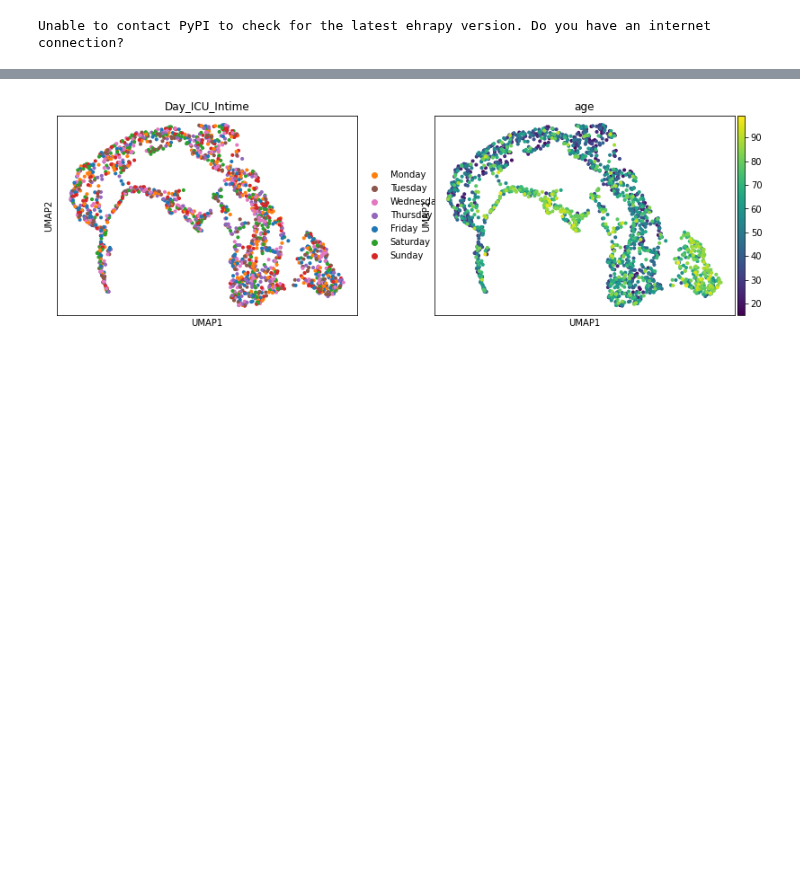
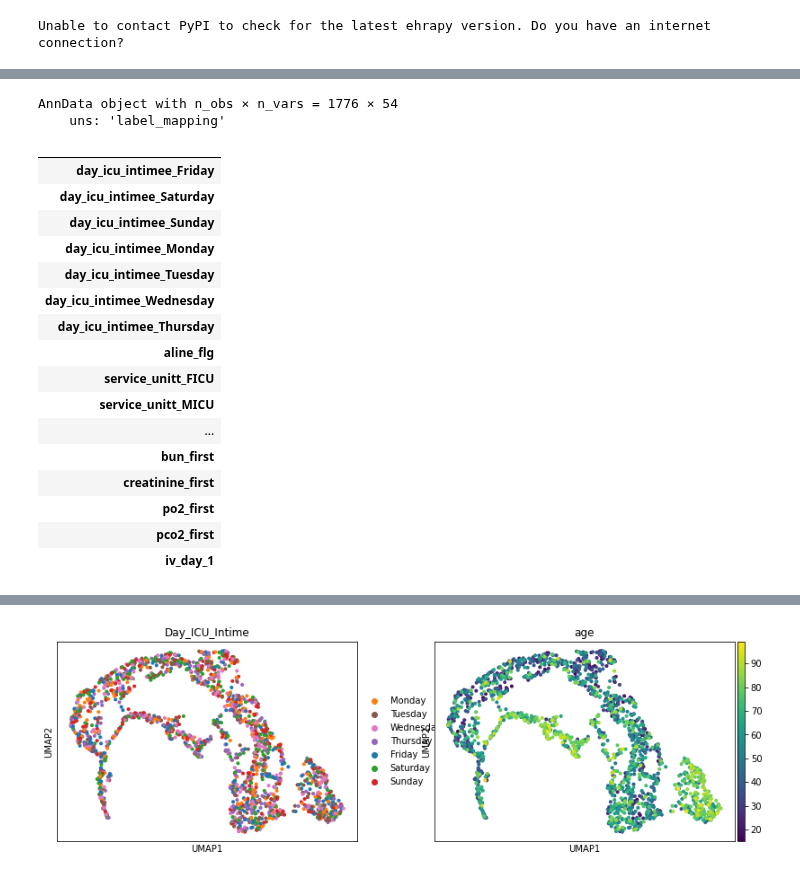
Before and after one commit to theislab/ehrapy, a Jupyter notebook: notebooks/EhrapyDemo.ipynb, the cells around one changed output, grey strips where cells are left out. Saved outputs shown, nothing was run; the diff lists cells and outputs as text; code cells hidden in the pictures; blank space fills up the shorter version.

```diff
--- a/notebooks/EhrapyDemo.ipynb
+++ b/notebooks/EhrapyDemo.ipynb
@@ -9,4 +9,4 @@ eh.api.data.Dataloader.download(url='https://physionet.org/files/mimic2-iaccd/1.
 # %% [output]
 [interactive output not drawn]
 # %%
-ann_data = eh.api.io.init_anndata_from_df(f'{os.getcwd()}/full_data.csv')
+ann_data = eh.io.init_anndata_from_df(f'{os.getcwd()}/full_data.csv')
@@ -12,0 +15,25 @@ ann_data = eh.api.io.init_anndata_from_df(f'{os.getcwd()}/full_data.csv')
+# %%
+ann_data
+# %% [output]
+AnnData object with n_obs × n_vars = 1776 × 54
+    uns: 'label_mapping'
+# %%
+ann_data.var
+# %% [output]
+|  |
+| day_icu_intimee_Friday |
+| day_icu_intimee_Saturday |
+| day_icu_intimee_Sunday |
+| day_icu_intimee_Monday |
+| day_icu_intimee_Tuesday |
+| day_icu_intimee_Wednesday |
+| day_icu_intimee_Thursday |
+| aline_flg |
+| service_unitt_FICU |
+| service_unitt_MICU |
+| ... |
+| bun_first |
+| creatinine_first |
+| po2_first |
+| pco2_first |
+| iv_day_1 |
```
Also changed, not shown: parts of 9 cells of this notebook.
